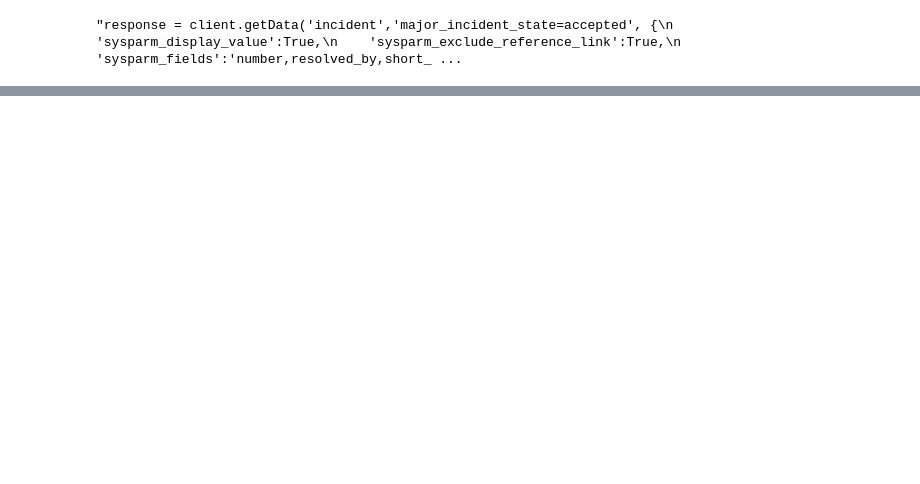
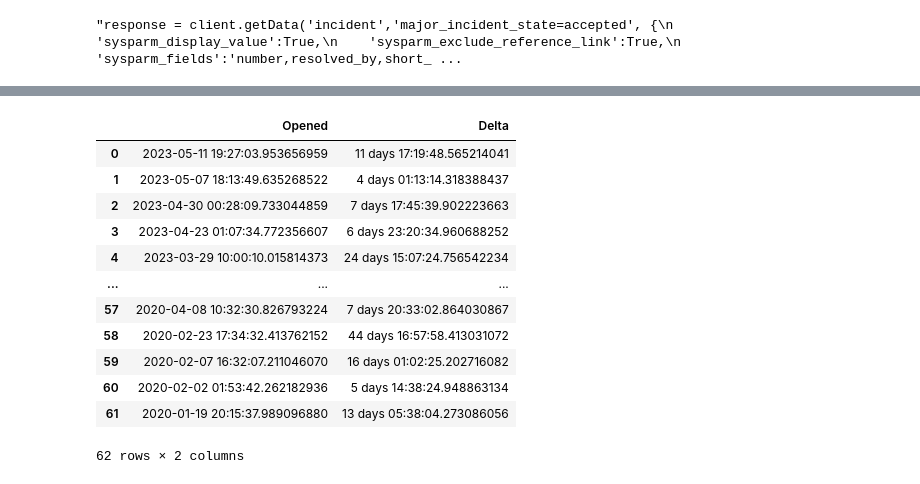
Before and after one commit to manvillej/MajorIncidentDashboard, a Jupyter notebook: src/MajorIncidentDashboard.ipynb, the cells around one changed output, grey strips where cells are left out. Cells and saved outputs as stored; diff of their text form; code cells hidden in the pictures; blank space fills up the shorter version.

```diff
--- a/src/MajorIncidentDashboard.ipynb
+++ b/src/MajorIncidentDashboard.ipynb
@@ -82,0 +75,16 @@ majorIncident
+# %%
+display(arrivalDF)
+# %% [output]
+|  | Opened | Delta |
+| 0 | 2023-05-11 19:27:03.953656959 | 11 days 17:19:48.565214041 |
+| 1 | 2023-05-07 18:13:49.635268522 | 4 days 01:13:14.318388437 |
+| 2 | 2023-04-30 00:28:09.733044859 | 7 days 17:45:39.902223663 |
+| 3 | 2023-04-23 01:07:34.772356607 | 6 days 23:20:34.960688252 |
+| 4 | 2023-03-29 10:00:10.015814373 | 24 days 15:07:24.756542234 |
+| ... | ... | ... |
+| 57 | 2020-04-08 10:32:30.826793224 | 7 days 20:33:02.864030867 |
+| 58 | 2020-02-23 17:34:32.413762152 | 44 days 16:57:58.413031072 |
+| 59 | 2020-02-07 16:32:07.211046070 | 16 days 01:02:25.202716082 |
+| 60 | 2020-02-02 01:53:42.262182936 | 5 days 14:38:24.948863134 |
+| 61 | 2020-01-19 20:15:37.989096880 | 13 days 05:38:04.273086056 |
+62 rows × 2 columns
```
Also changed, not shown: parts of 4 cells of this notebook, 1 other file.
